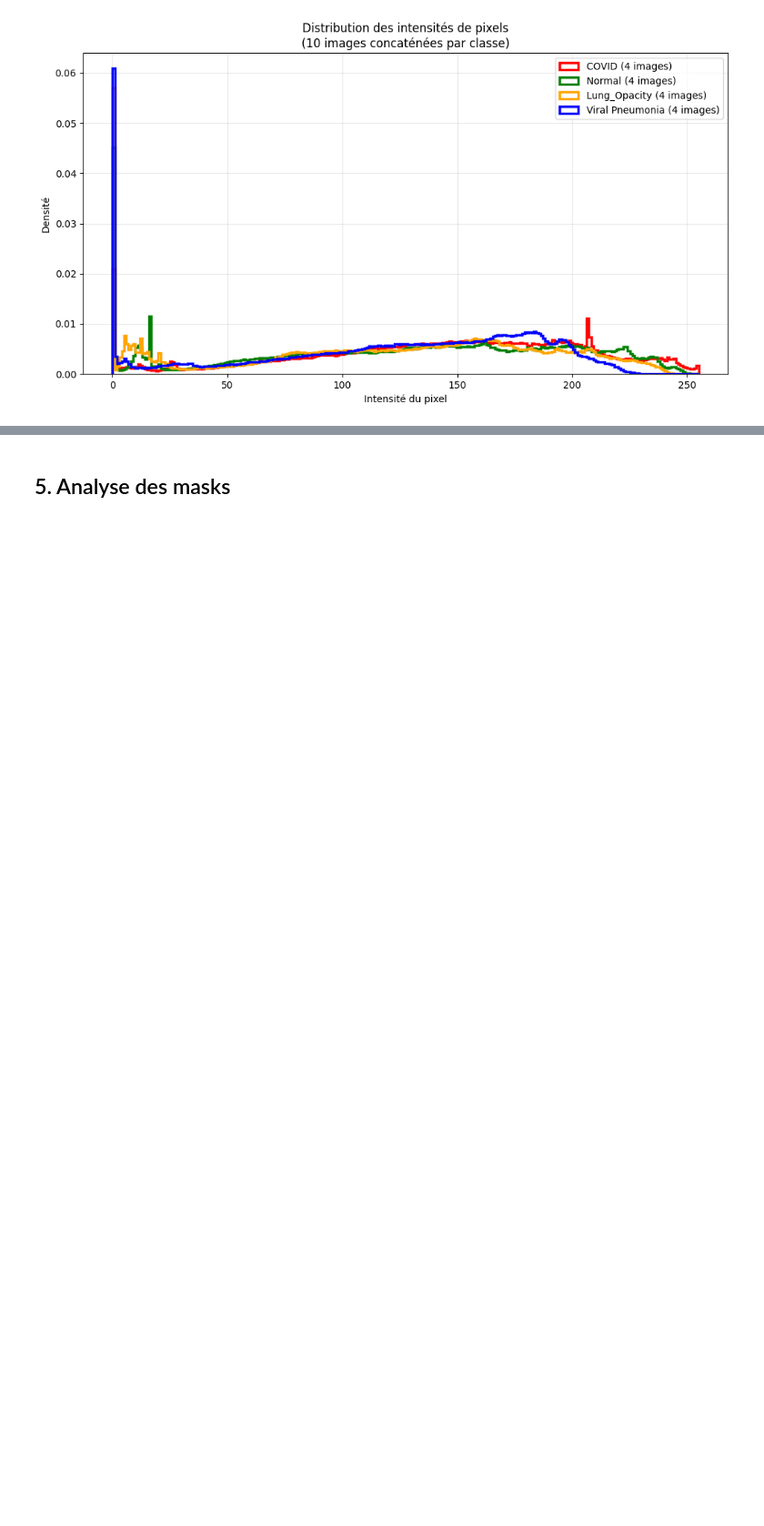
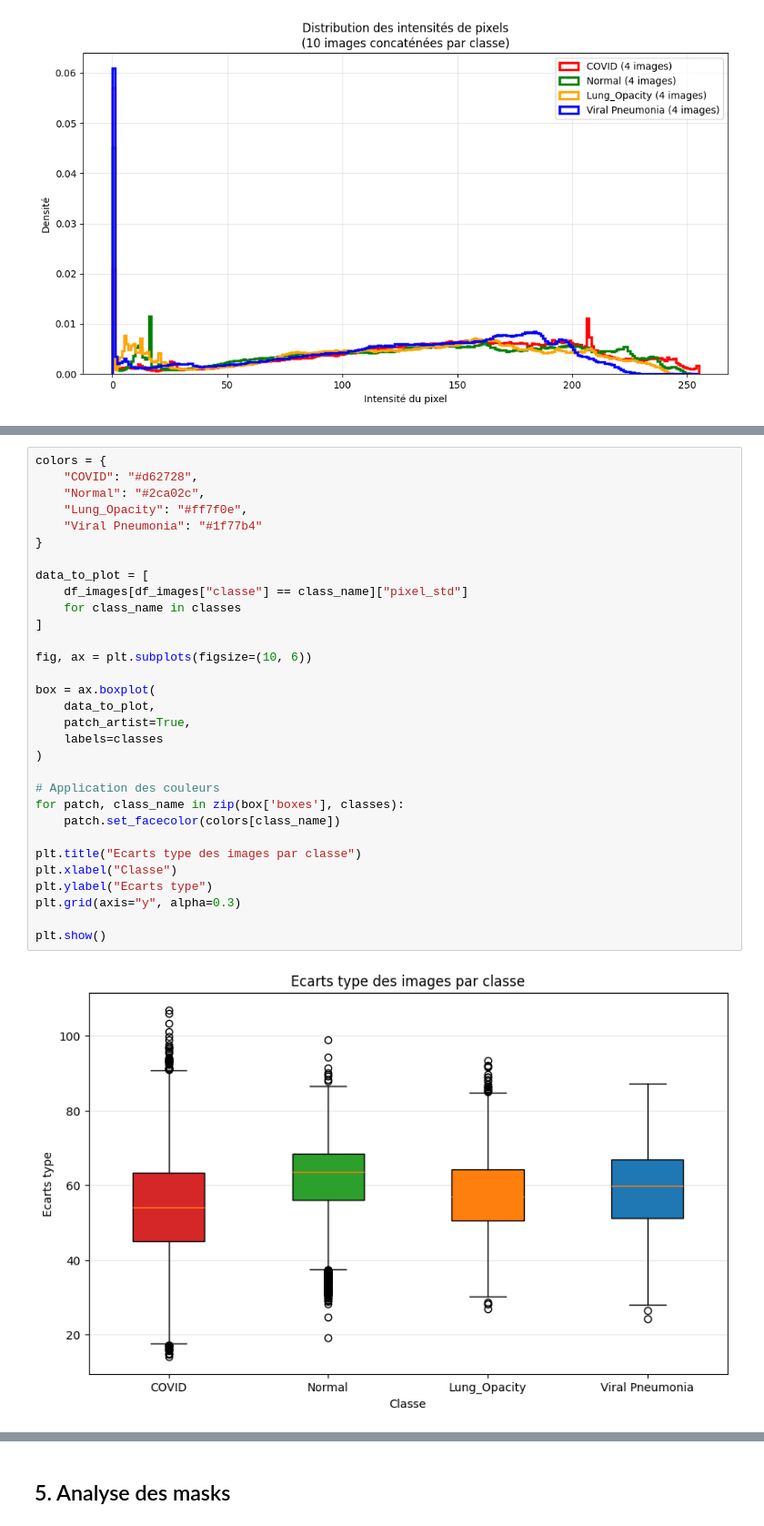
Before and after one commit to cyrilmarat/Liora_Covid, a Jupyter notebook: notebooks/exploration/Noura_exploration.ipynb, the cells around one changed output, grey strips where cells are left out. Shown at 91% size. Drawn from its saved outputs; the diff is of its cells as text; blank space fills up the shorter version.

```diff
--- a/notebooks/exploration/Noura_exploration.ipynb
+++ b/notebooks/exploration/Noura_exploration.ipynb
@@ -507,0 +553,33 @@ plt.show()
+# %%
+colors = {
+    "COVID": "#d62728",
+    "Normal": "#2ca02c",
+    "Lung_Opacity": "#ff7f0e",
+    "Viral Pneumonia": "#1f77b4"
+}
+
+data_to_plot = [
+    df_images[df_images["classe"] == class_name]["pixel_std"]
+    for class_name in classes
+]
+
+fig, ax = plt.subplots(figsize=(10, 6))
+
+box = ax.boxplot(
+    data_to_plot,
+    patch_artist=True,
+    labels=classes
+)
+
+# Application des couleurs
+for patch, class_name in zip(box['boxes'], classes):
+    patch.set_facecolor(colors[class_name])
+
+plt.title("Ecarts type des images par classe")
+plt.xlabel("Classe")
+plt.ylabel("Ecarts type")
+plt.grid(axis="y", alpha=0.3)
+
+plt.show()
+# %% [output]
+[figure, added]
```
Also changed, not shown: parts of 7 cells of this notebook.
